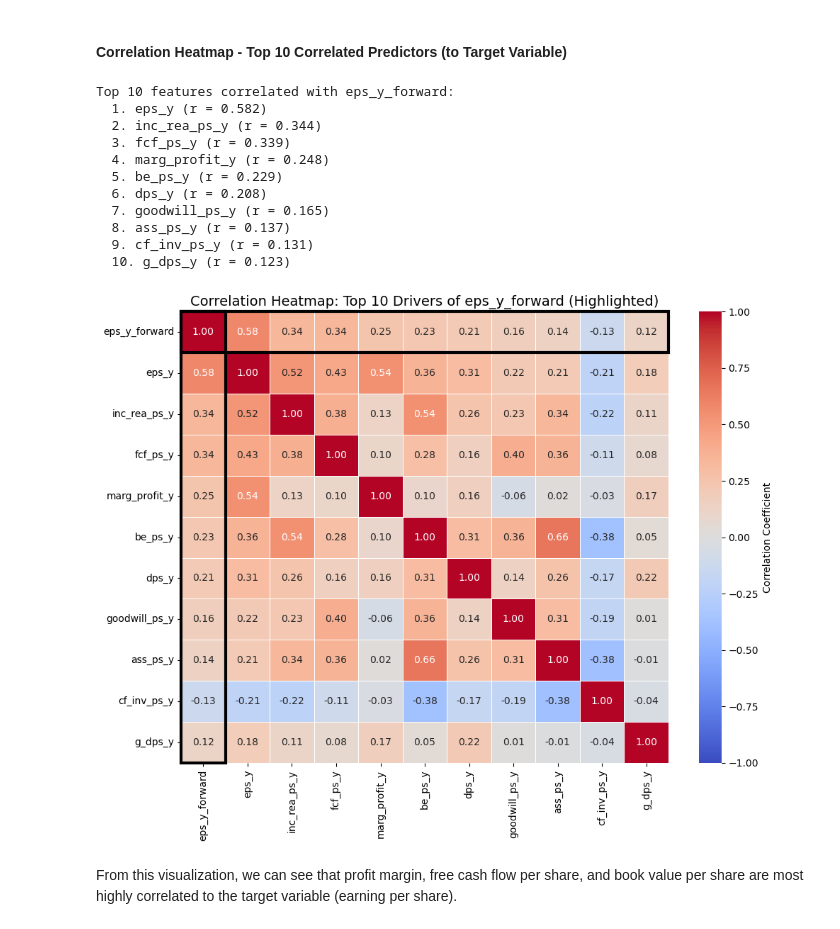
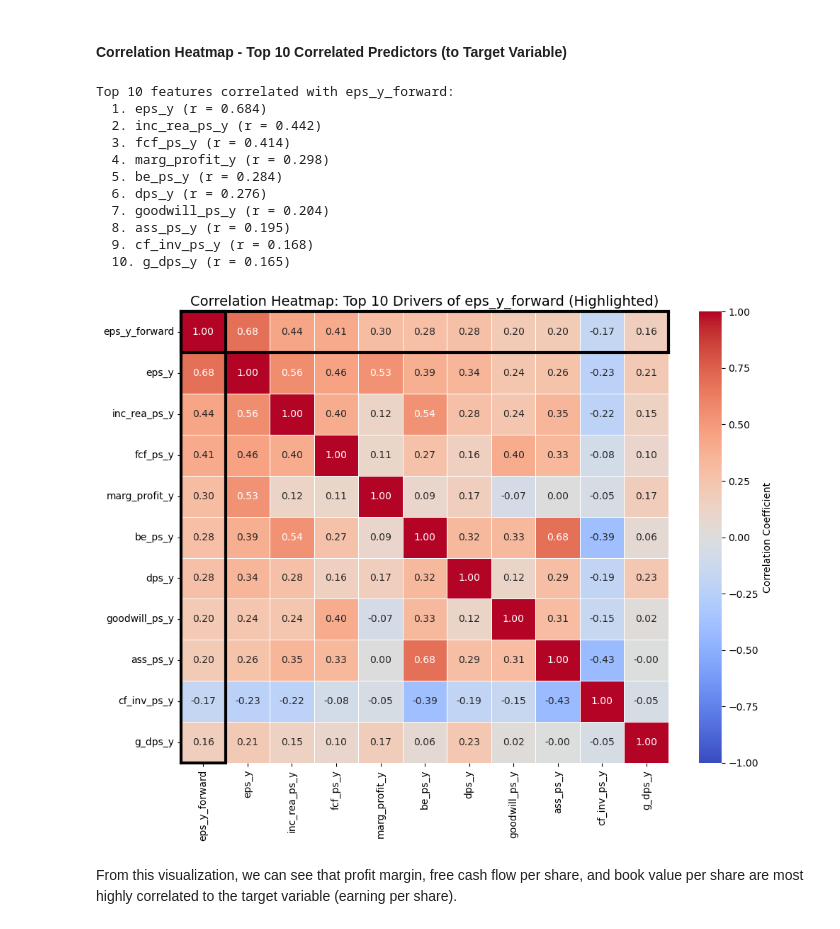
Before and after one commit to mauricebaier/rb_data_exercise, a Jupyter notebook: Assignment.ipynb, the cells around one changed output. Drawn from its saved outputs; the diff is of its cells as text; code cells hidden in the pictures.

```diff
--- a/Assignment.ipynb
+++ b/Assignment.ipynb
@@ -507,13 +475,11 @@ def get_iqr_bounds(df, features, threshold):
         }
     return bounds
 # %%
-_, new_bounds = detect_outliers_and_bounds(sp500_scaled, features_ol_id, threshold=2.5)
+_, new_bounds = detect_outliers_and_bounds(sp500_scaled, features_ol_id, threshold=1.5)
 
-# Apply winsorizing using the bounds we already calculated
+# apply winsorizing using the bounds we already calculated
 sp500_winsorized = winsorize_data(sp500_scaled, features_ol_id, new_bounds)
-# Verify winsorizing worked - should have 0 outliers with same bounds
-outlier_flags_after, _ = detect_outliers_and_bounds(sp500_winsorized, features_ol_id, threshold=2.5)
+# verify winsorizing worked - should have 0 outliers with same bounds
+outlier_flags_after, _ = detect_outliers_and_bounds(sp500_winsorized, features_ol_id, threshold=1.5)
 print(f"\nOutliers remaining after winsorizing: {outlier_flags_after.sum().sum()}")
-
-sp500_winsorized
 # %% [output]
@@ -598,76 +638,76 @@ One can see that most companies are profitable with the mean laying at 2.39.
 # %% [markdown]
 #### Correlation Heatmap - Top 10 Correlated Predictors (to Target Variable)
 # %%
-# 1. Select only numeric columns
-numeric_df = sp500_winsorized.select_dtypes(include=[np.number])
+# select only numeric columns
+numeric_df = df.select_dtypes(include=[np.number])
 target = 'eps_y_forward'  # UPDATED TARGET
 
-# Define columns to exclude from feature selection
-EXCLUDE_FROM_FEATURES = ['neg_eps_forward', 'neg_eps', 'eps_y_forward']  # Exclude target and related variables
+# define columns to exclude from feature selection
+exclude_y_features = ['neg_eps_forward', 'neg_eps', 'eps_y_forward']  # Exclude target and related variables
 
-# 2. Select Top 10 Features + Target
+# select Top 10 features + target
 if target in numeric_df.columns:
     # Filter out excluded columns before calculating correlations
-    feature_candidates = numeric_df.drop(columns=EXCLUDE_FROM_FEATURES, errors='ignore')
+    feature_candidates = numeric_df.drop(columns=exclude_y_features, errors='ignore')
 
-    # Get correlations of remaining features against 'eps_y_forward'
+    # get correlations of remaining features against 'eps_y_forward'
     correlations = feature_candidates.corrwith(numeric_df[target]).abs()
 
-    # Sort and take top 10 (best predictors only, excluding target)
+    # sort and take top 10 (best predictors only, excluding target)
     top_10_features = correlations.sort_values(ascending=False).head(10).index.tolist()
 
-    # Add target back to create final feature list
+    # add target back to create final feature list
     top_features = [target] + top_10_features
 
     print(f"Top 10 features correlated with {target}:")
     for i, feat in enumerate(top_10_features, 1):
         print(f"  {i}. {feat} (r = {correlations[feat]:.3f})")
 
-    # 3. Create Heatmap
+    # create heatmap
     plt.figure(figsize=(10, 8))
     corr_matrix = numeric_df[top_features].corr()
 
-    # Plot heatmap
+    # plot heatmap
     ax = sns.heatmap(
         corr_matrix,
         annot=True,
         fmt=".2f",
         cmap='coolwarm',
         vmin=-1, vmax=1,
         linewidths=0.5,
         cbar_kws={'label': 'Correlation Coefficient'}
     )
 
-    # 4. Highlight the Target Row and Column
-    # Find where 'eps_y_forward' is in the list (should be index 0)
+    # highlight the target row and column
+    # find where 'eps_y_forward' is in the list (should be index 0)
     target_idx = top_features.index(target)
     n_vars = len(top_features)
 
-    # Draw Rectangle around the Target Column
+    # draw rectangle around the target Column
     ax.add_patch(Rectangle((target_idx, 0), 1, n_vars, fill=False, edgecolor='black', lw=3, clip_on=False))
 
-    # Draw Rectangle around the Target Row
+    # draw rectangle around the target row
     ax.add_patch(Rectangle((0, target_idx), n_vars, 1, fill=False, edgecolor='black', lw=3, clip_on=False))
 
     plt.title(f"Correlation Heatmap: Top 10 Drivers of {target} (Highlighted)", fontsize=14)
     plt.tight_layout()
     plt.show()
 
 else:
     print(f"Target '{target}' not found in DataFrame. Did you run the shift code?")
 # %% [output]
 Top 10 features correlated with eps_y_forward:
-  1. eps_y (r = 0.582)
-  2. inc_rea_ps_y (r = 0.344)
-  3. fcf_ps_y (r = 0.339)
-  4. marg_profit_y (r = 0.248)
-  5. be_ps_y (r = 0.229)
-  6. dps_y (r = 0.208)
-  7. goodwill_ps_y (r = 0.165)
-  8. ass_ps_y (r = 0.137)
-  9. cf_inv_ps_y (r = 0.131)
-  10. g_dps_y (r = 0.123)
+  1. eps_y (r = 0.684)
+  2. inc_rea_ps_y (r = 0.442)
+  3. fcf_ps_y (r = 0.414)
+  4. marg_profit_y (r = 0.298)
+  5. be_ps_y (r = 0.284)
+  6. dps_y (r = 0.276)
+  7. goodwill_ps_y (r = 0.204)
+  8. ass_ps_y (r = 0.195)
+  9. cf_inv_ps_y (r = 0.168)
+  10. g_dps_y (r = 0.165)
-[figure, old version]
+[figure, new version]
 # %% [markdown]
 From this visualization, we can see that profit margin, free cash flow per share, and book value per share are most highly correlated to the target variable (earning per share).
 # %% [markdown]
```
Also changed, not shown: parts of 53 cells of this notebook.
